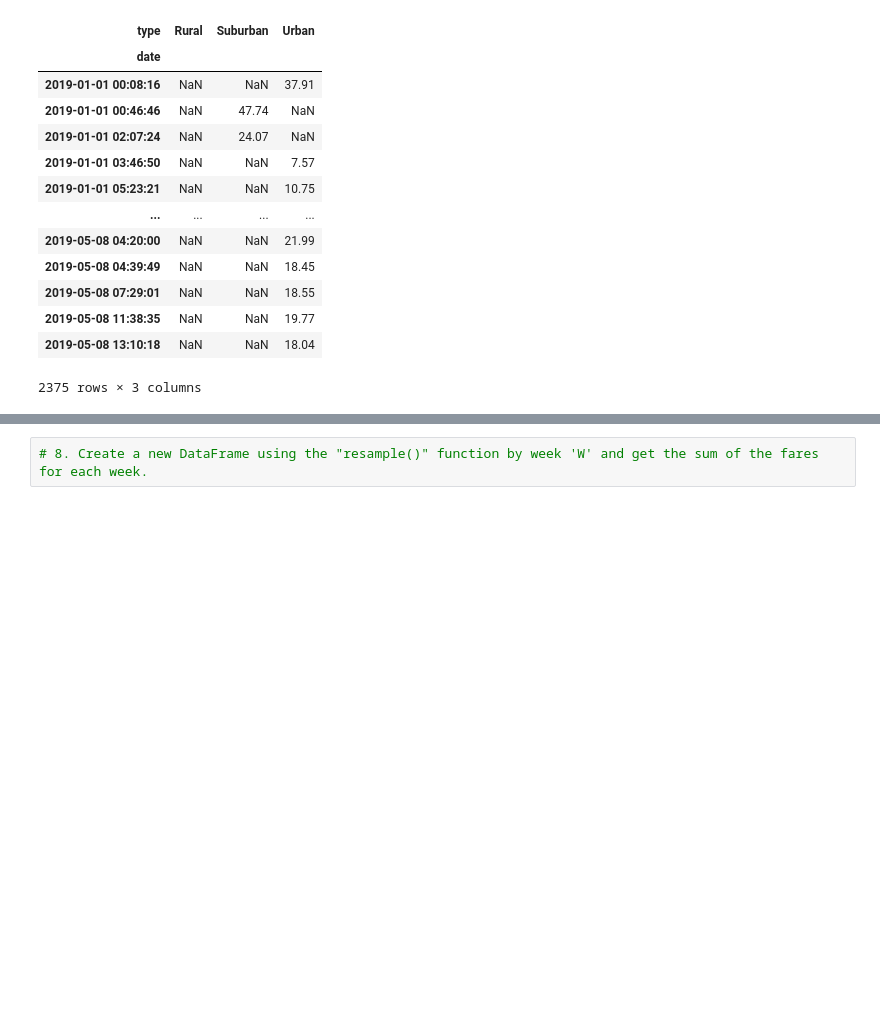
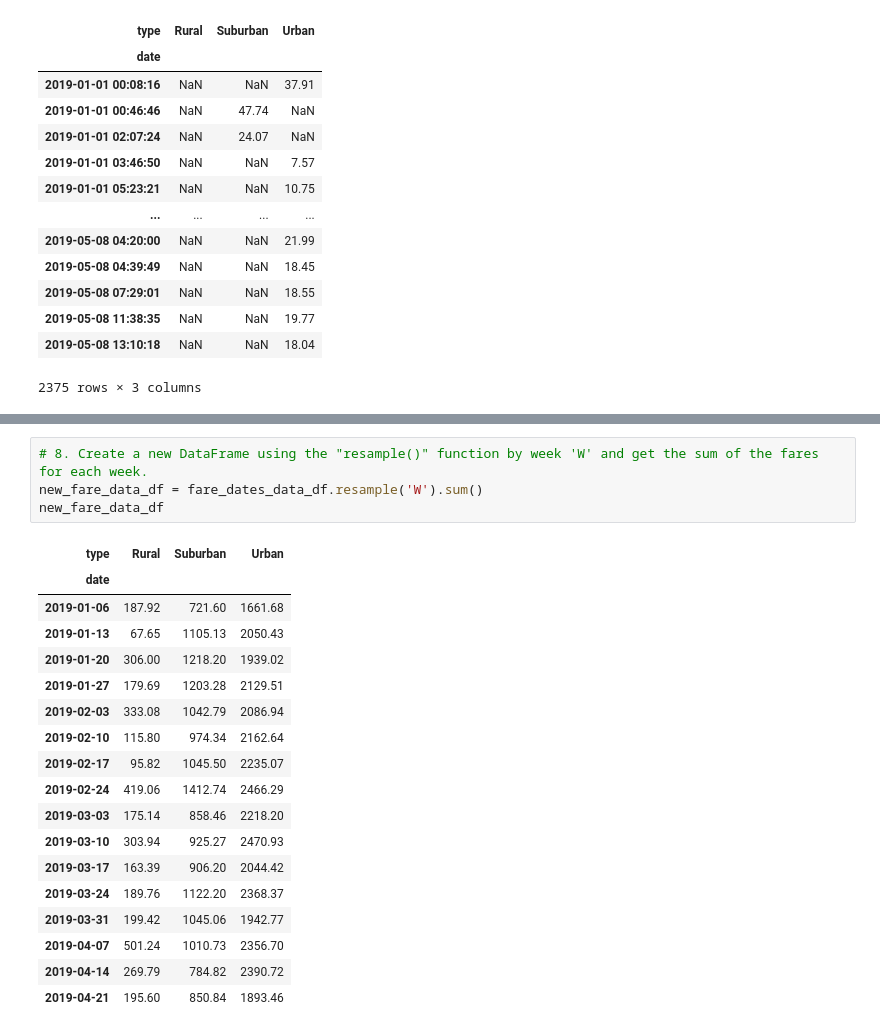
Before and after one commit to paveenB/PyBer_Analysis, a Jupyter notebook: PyBer_Challenge.ipynb, the cells around one changed output, grey strips where cells are left out. Saved outputs shown, nothing was run; the diff lists cells and outputs as text; blank space fills up the shorter version.

```diff
--- a/PyBer_Challenge.ipynb
+++ b/PyBer_Challenge.ipynb
@@ -196,5 +237,26 @@ fare_pyber_data_df
 # %%
 # 8. Create a new DataFrame using the "resample()" function by week 'W' and get the sum of the fares for each week.
+new_fare_data_df = fare_dates_data_df.resample('W').sum()
+new_fare_data_df
+# %% [output]
+| type | Rural | Suburban | Urban |
+| date |  |  |  |
+| 2019-01-06 | 187.92 | 721.60 | 1661.68 |
+| 2019-01-13 | 67.65 | 1105.13 | 2050.43 |
+| 2019-01-20 | 306.00 | 1218.20 | 1939.02 |
+| 2019-01-27 | 179.69 | 1203.28 | 2129.51 |
+| 2019-02-03 | 333.08 | 1042.79 | 2086.94 |
+| 2019-02-10 | 115.80 | 974.34 | 2162.64 |
+| 2019-02-17 | 95.82 | 1045.50 | 2235.07 |
+| 2019-02-24 | 419.06 | 1412.74 | 2466.29 |
+| 2019-03-03 | 175.14 | 858.46 | 2218.20 |
+| 2019-03-10 | 303.94 | 925.27 | 2470.93 |
+| 2019-03-17 | 163.39 | 906.20 | 2044.42 |
+| 2019-03-24 | 189.76 | 1122.20 | 2368.37 |
+| 2019-03-31 | 199.42 | 1045.06 | 1942.77 |
+| 2019-04-07 | 501.24 | 1010.73 | 2356.70 |
+| 2019-04-14 | 269.79 | 784.82 | 2390.72 |
+| 2019-04-21 | 195.60 | 850.84 | 1893.46 |
 # %%
 # 8. Using the object-oriented interface method, plot the resample DataFrame using the df.plot() function.
 
```
Also changed, not shown: parts of 4 cells of this notebook.
